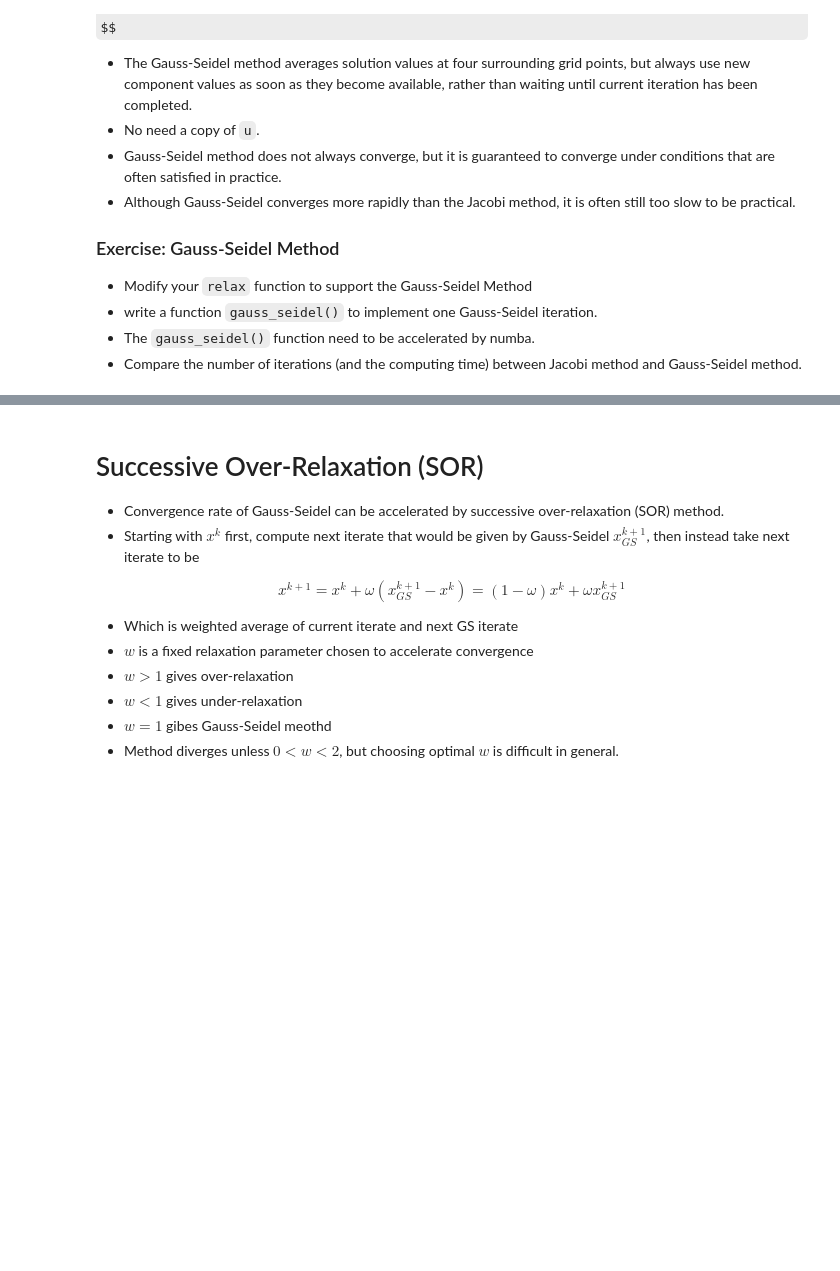
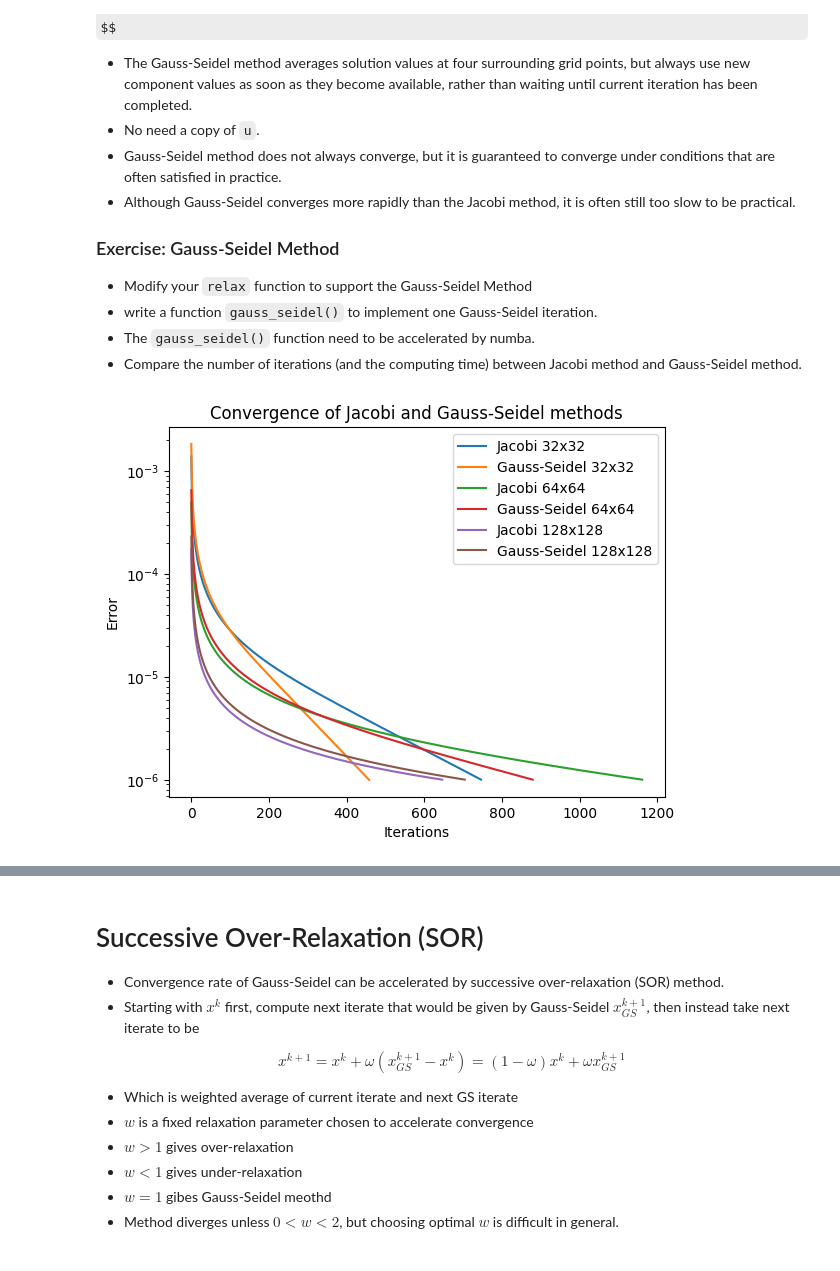
Before and after one commit to patty447/computationalPhysics-112, a Jupyter notebook: project3/project3_demo5.ipynb, the cells around one changed output, grey strips where cells are left out. Drawn from its saved outputs; the diff is of its cells as text; code cells hidden in the pictures; some formulas as TeX source; blank space fills up the shorter version.

```diff
--- a/project3/project3_demo5.ipynb
+++ b/project3/project3_demo5.ipynb
@@ -199,0 +216,77 @@ $$
+# %%
+def initialize_grid(N):
+    grid = np.zeros((N + 2, N + 2))  # Add ghost cells
+    grid[-1, :] = 1  # Top boundary condition
+    return grid
+
+# Jacobi method: Function to implement one Jacobi iteration (accelerated by Numba)
+@jit(nopython=True)
+def jacobi_iteration(u_old):
+    nx, ny = u_old.shape
+    u_new = np.zeros_like(u_old)
+    for i in range(1, nx - 1):
+        for j in range(1, ny - 1):
+            u_new[i, j] = 0.25 * (u_old[i - 1, j] + u_old[i, j - 1] + u_old[i + 1, j] + u_old[i, j + 1])
+    return u_new
+
+# Gauss-Seidel method: Function to implement one Gauss-Seidel iteration (accelerated by Numba)
+@jit(nopython=True)
+def gauss_seidel_iteration(u_new,u_old):
+    nx, ny = u_old.shape
+    for i in range(1, nx - 1):
+        for j in range(1, ny - 1):
+            u_new[i, j] = 0.25 * (u_new[i - 1, j] + u_new[i, j - 1] + u_old[i + 1, j] + u_old[i, j + 1])
+
+# Function to update the boundary conditions
+def update_bc(u):
+    u[-1, :] = 1  # Top boundary condition
+
+# Function to relax the grid using the Jacobi method until convergence
+def relax_jacobi(N, tolerance=1e-6, max_iterations=10000):
+    u = initialize_grid(N)
+    error_history = []
+    for _ in range(max_iterations):
+        u_old = u.copy()
+        u = jacobi_iteration(u)
+        update_bc(u)
+        error = np.sqrt(np.sum((u - u_old) ** 2)) / (N * N)
+        error_history.append(error)
+        if error < tolerance:
+            break
+    return u, error_history
+
+# Function to relax the grid using the Gauss-Seidel method until convergence
+def relax_gauss_seidel(N, tolerance=1e-6, max_iterations=10000):
+    u = initialize_grid(N)
+    error_history = []
+    for _ in range(max_iterations):
+        u_old = u.copy()
+        gauss_seidel_iteration(u,u_old)
+        update_bc(u)
+        error = np.sqrt(np.sum((u - u_old) ** 2)) / (N * N)
+        error_history.append(error)
+        if error < tolerance:
+            break
+    return u, error_history
+
+# Main function to run and plot the relaxation process
+def main():
+    sizes = [32, 64, 128]
+    for N in sizes:
+        u_final_jacobi, error_history_jacobi = relax_jacobi(N)
+        plt.plot(error_history_jacobi, label=f'Jacobi {N}x{N}')
+
+        u_final_gs, error_history_gs = relax_gauss_seidel(N)
+        plt.plot(error_history_gs, label=f'Gauss-Seidel {N}x{N}')
+
+    plt.xlabel('Iterations')
+    plt.ylabel('Error')
+    plt.yscale('log')
+    plt.legend()
+    plt.title('Convergence of Jacobi and Gauss-Seidel methods')
+    plt.show()
+
+if __name__ == "__main__":
+    main()
+# %% [output]
+[figure, added]
```
Also changed, not shown: parts of 8 cells of this notebook, 1 other file.
